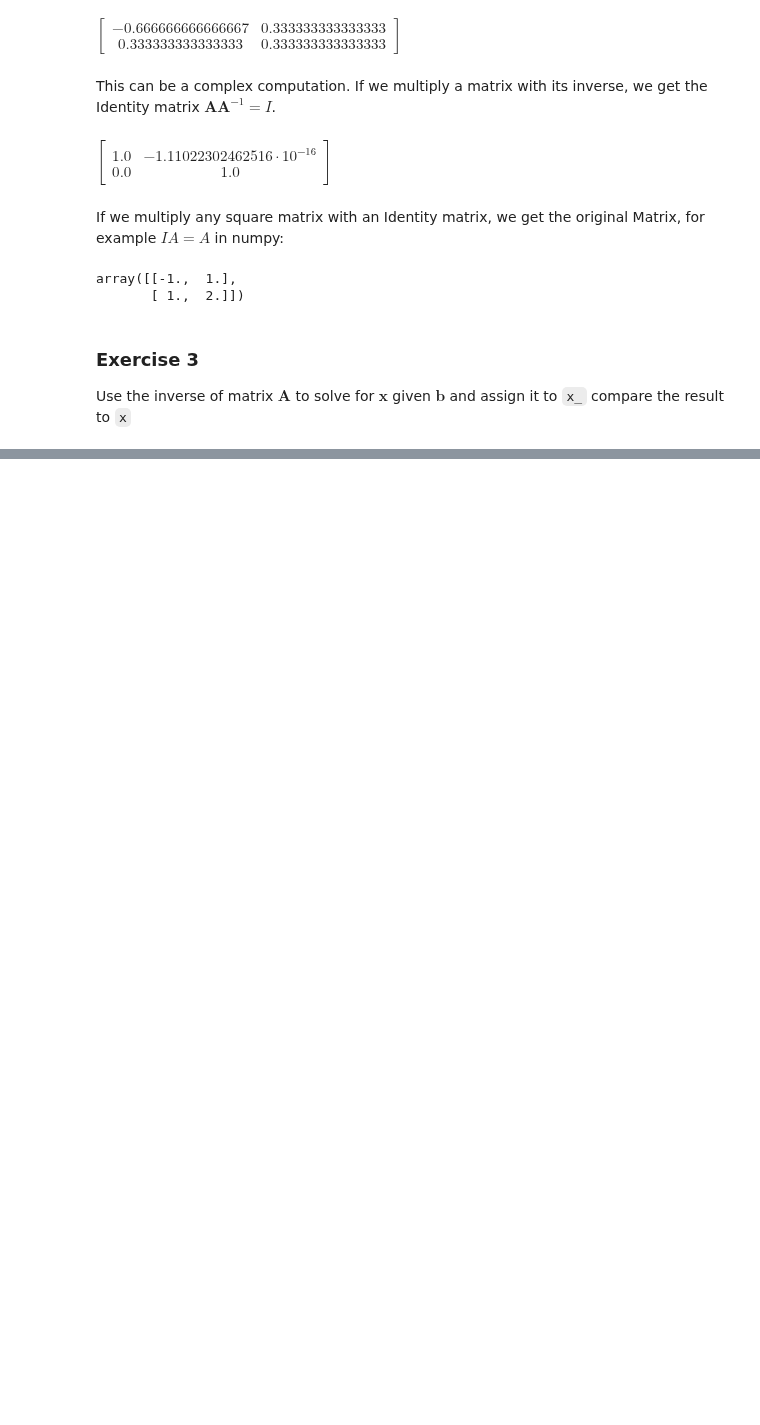
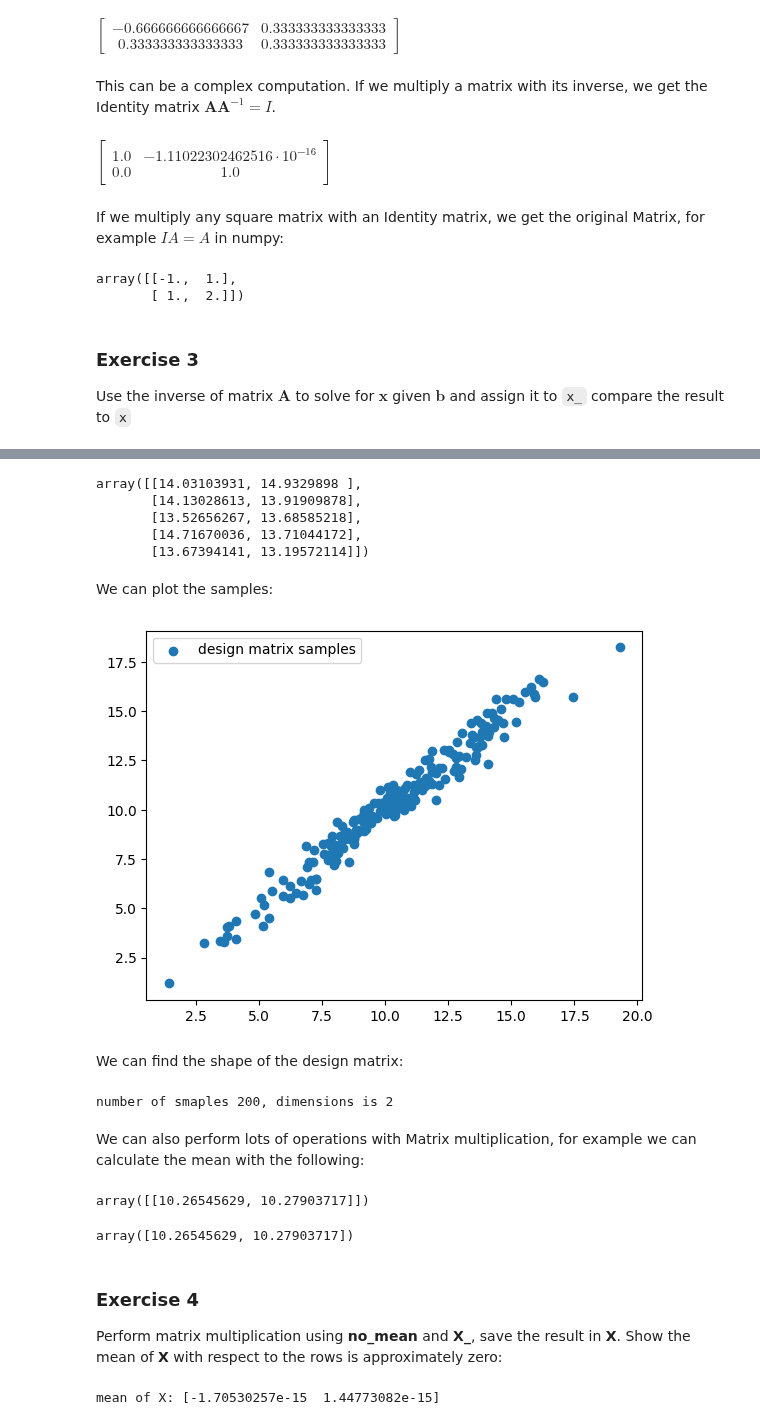
Before and after one commit to Mark-Barbaric/IBM_Machine_Learning_Certificate, a Jupyter notebook: Unsupervised_Machine_Learning/week4/matrix_review_lab.ipynb, the cells around one changed output, grey strips where cells are left out. Saved outputs shown, nothing was run; the diff lists cells and outputs as text; code cells hidden in the pictures; blank space fills up the shorter version.

```diff
--- a/Unsupervised_Machine_Learning/week4/matrix_review_lab.ipynb
+++ b/Unsupervised_Machine_Learning/week4/matrix_review_lab.ipynb
@@ -517,0 +551,42 @@ Use the inverse of  matrix $\mathbf{A}$ to solve for $\mathbf{x}$ given $\mathbf
+# %%
+samples = 200
+
+u = np.array([[1.0, 1.0], [0.10, -0.10]]) / (2) ** (0.5)
+
+X_ = np.dot(4 * np.random.randn(samples, 2), u) + 10
+X_[0: 5]
+# %% [output]
+array([[14.03103931, 14.9329898 ],
+       [14.13028613, 13.91909878],
+       [13.52656267, 13.68585218],
+       [14.71670036, 13.71044172],
+       [13.67394141, 13.19572114]])
+# %% [markdown]
+We can plot the samples:
+# %%
+dict_={"design matrix samples":X_}
+plot_2d(dict_)
+# %% [output]
+[figure, added]
+# %% [markdown]
+We can find the shape of the design matrix:
+# %%
+N, D = X_.shape
+print("number of smaples {}, dimensions is {}".format(N, D))
+# %% [output]
+number of smaples 200, dimensions is 2
+# %% [markdown]
+We can also perform lots of operations with Matrix multiplication, for example we can calculate the mean with the following:
+# %%
+mean = (np.ones((1, N)) / N) @ X_
+mean
+# %% [output]
+array([[10.26545629, 10.27903717]])
+# %%
+X_.mean(axis=0)
+# %% [output]
+array([10.26545629, 10.27903717])
+# %% [markdown]
+### Exercise 4
+
+Perform matrix multiplication using **no_mean** and **X\_**, save the result in **X**. Show the mean of **X** with respect to the rows is approximately zero:
@@ -517,0 +598,5 @@ Use the inverse of  matrix $\mathbf{A}$ to solve for $\mathbf{x}$ given $\mathbf
+# %%
+X = no_mean @ X_
+print(f"mean of X: {X.mean(axis=0)}")
+# %% [output]
+mean of X: [-1.70530257e-15  1.44773082e-15]
```
Also changed, not shown: parts of 41 cells of this notebook.
